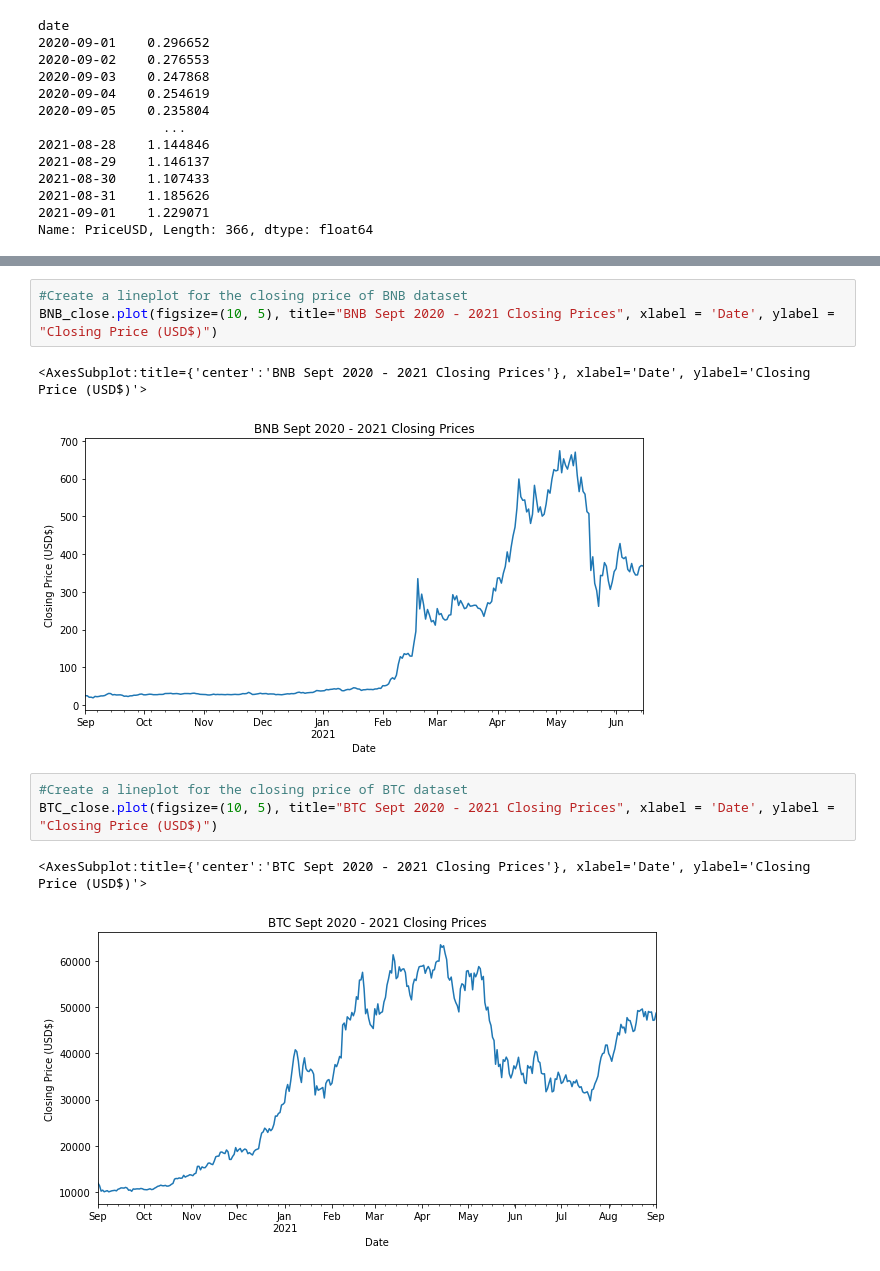
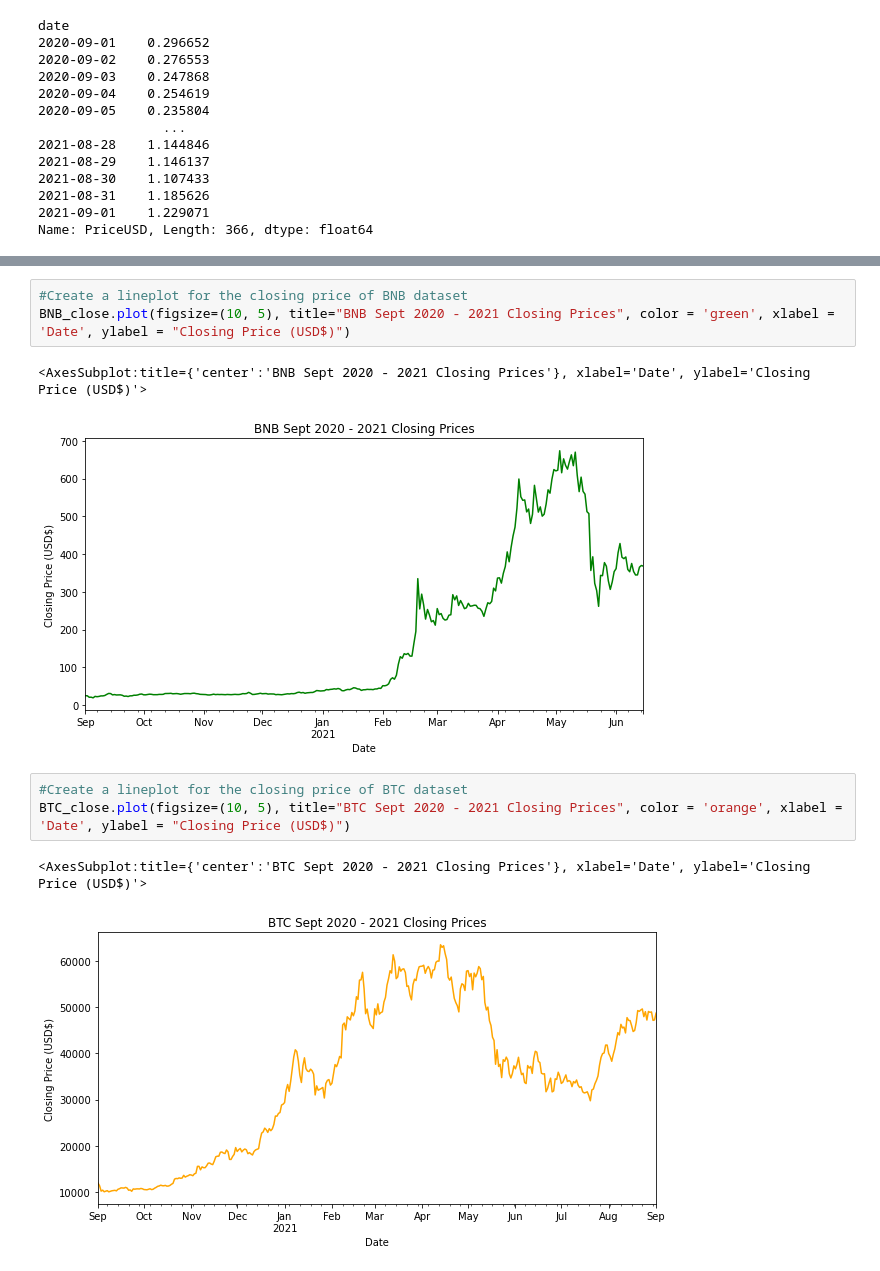
Before and after one commit to hieple24/Project_1, a Jupyter notebook: Project.ipynb, the cells around one changed output, grey strips where cells are left out. Drawn from its saved outputs; the diff is of its cells as text.

```diff
--- a/Project.ipynb
+++ b/Project.ipynb
@@ -151,14 +151,14 @@ ADA_close.plot(figsize=(10, 5), title="ADA Sept 2020 - 2021 Closing Prices", xla
 # %%
 #Create a lineplot for the closing price of BNB dataset
-BNB_close.plot(figsize=(10, 5), title="BNB Sept 2020 - 2021 Closing Prices", xlabel = 'Date', ylabel = "Closing Price (USD$)")
+BNB_close.plot(figsize=(10, 5), title="BNB Sept 2020 - 2021 Closing Prices", color = 'green', xlabel = 'Date', ylabel = "Closing Price (USD$)")
 # %% [output]
 <AxesSubplot:title={'center':'BNB Sept 2020 - 2021 Closing Prices'}, xlabel='Date', ylabel='Closing Price (USD$)'>
-[figure, old version]
+[figure, new version]
 # %%
 #Create a lineplot for the closing price of BTC dataset
-BTC_close.plot(figsize=(10, 5), title="BTC Sept 2020 - 2021 Closing Prices", xlabel = 'Date', ylabel = "Closing Price (USD$)")
+BTC_close.plot(figsize=(10, 5), title="BTC Sept 2020 - 2021 Closing Prices", color = 'orange', xlabel = 'Date', ylabel = "Closing Price (USD$)")
 # %% [output]
 <AxesSubplot:title={'center':'BTC Sept 2020 - 2021 Closing Prices'}, xlabel='Date', ylabel='Closing Price (USD$)'>
-[figure, old version]
+[figure, new version]
 # %%
 #Create a lineplot for the closing price of ETH dataset
```
Also changed, not shown: parts of 3 cells of this notebook.
